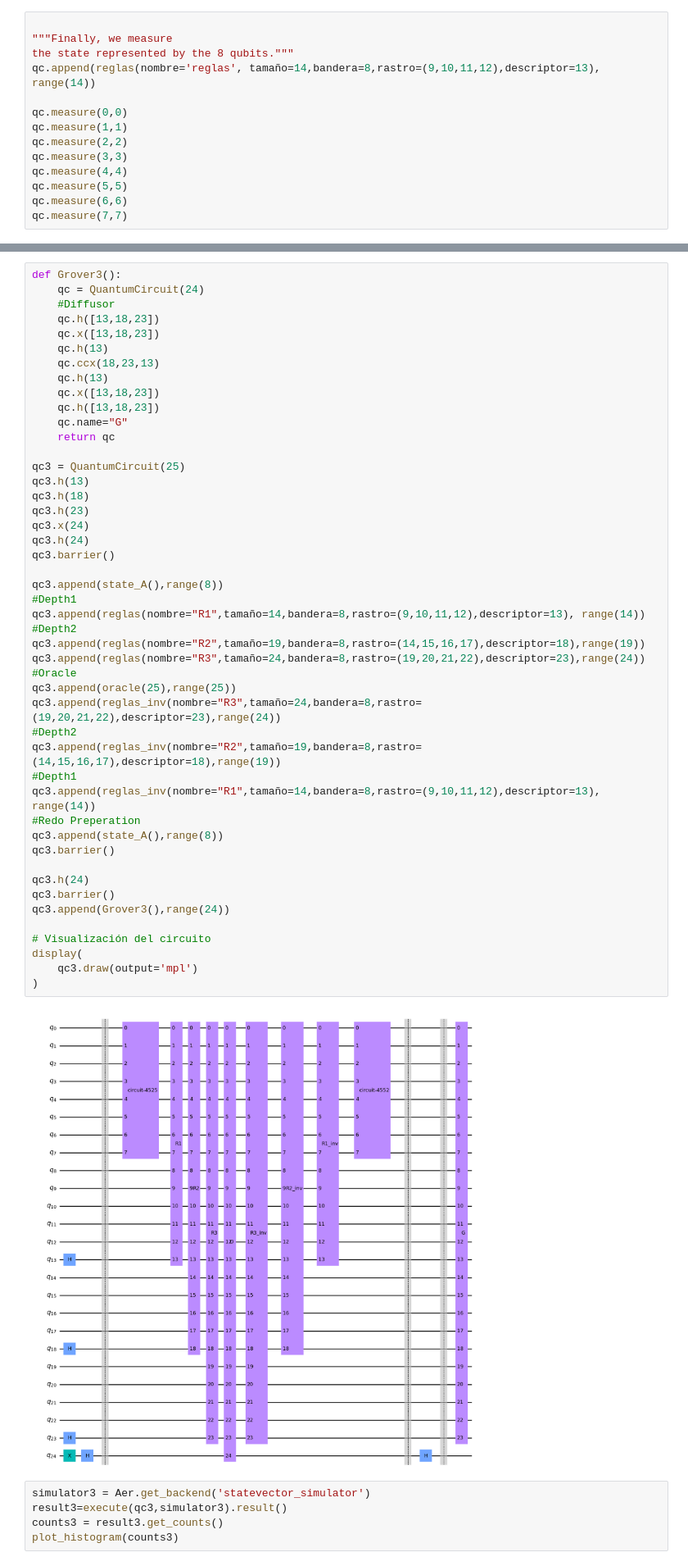
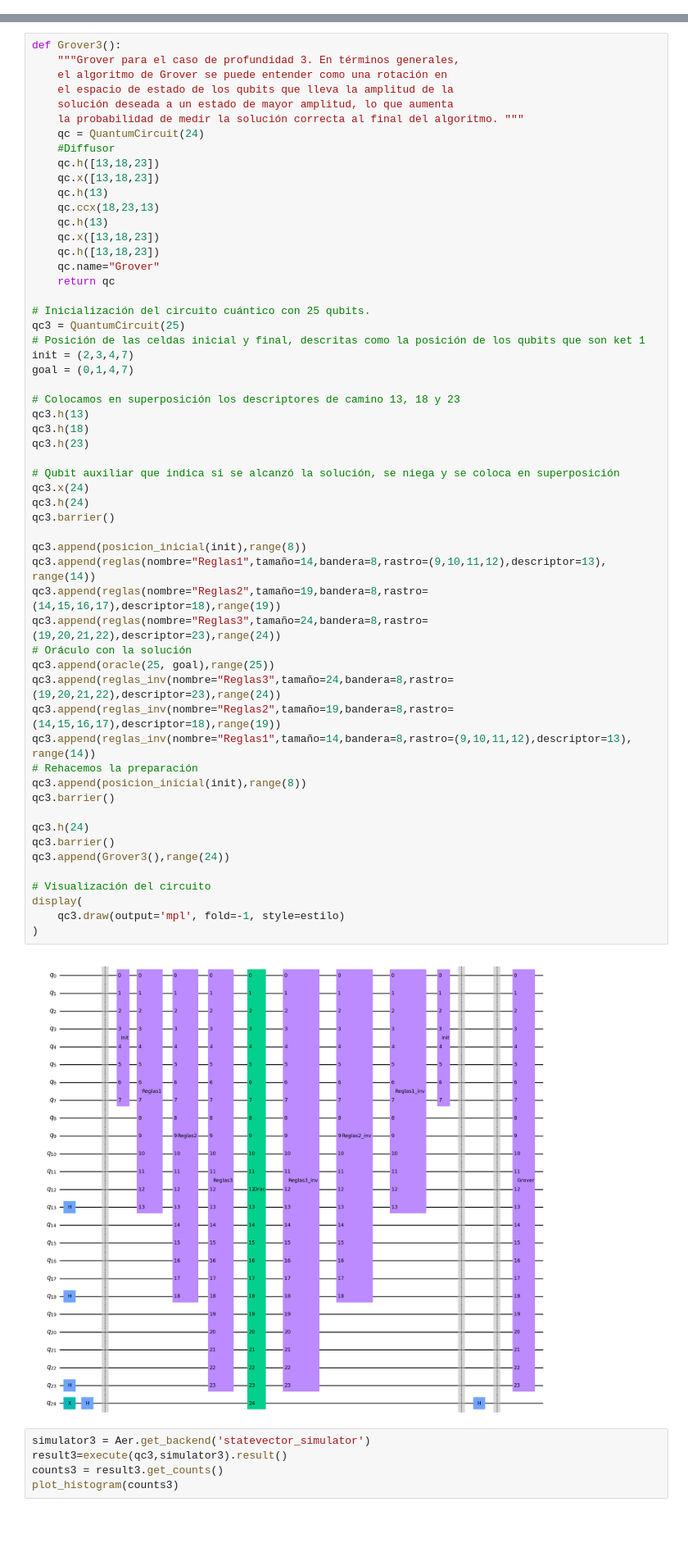
Before and after one commit to xillegas/quantum-search-tree, a Jupyter notebook: qtree.ipynb, the cells around one changed output, grey strips where cells are left out. Shown at 82% size. Saved outputs shown, nothing was run; the diff lists cells and outputs as text; blank space fills up the shorter version.

```diff
--- a/qtree.ipynb
+++ b/qtree.ipynb
@@ -189,14 +183,0 @@ def reglas(nombre:str,tamaño:int, bandera:int, rastro:tuple, descriptor:int) ->
-# %%
-
-"""Finally, we measure
-the state represented by the 8 qubits."""
-qc.append(reglas(nombre='reglas', tamaño=14,bandera=8,rastro=(9,10,11,12),descriptor=13), range(14))
-
-qc.measure(0,0)
-qc.measure(1,1)
-qc.measure(2,2)
-qc.measure(3,3)
-qc.measure(4,4)
-qc.measure(5,5)
-qc.measure(6,6)
-qc.measure(7,7)
@@ -331,52 +297,61 @@ Este caso es similar a los anteriores aunque el Grover es diferente.
 # %%
 def Grover3():
+    """Grover para el caso de profundidad 3. En términos generales,
+    el algoritmo de Grover se puede entender como una rotación en
+    el espacio de estado de los qubits que lleva la amplitud de la
+    solución deseada a un estado de mayor amplitud, lo que aumenta
+    la probabilidad de medir la solución correcta al final del algoritmo. """
     qc = QuantumCircuit(24)
     #Diffusor
     qc.h([13,18,23])
     qc.x([13,18,23])
     qc.h(13)
     qc.ccx(18,23,13)
     qc.h(13)
     qc.x([13,18,23])
     qc.h([13,18,23])
-    qc.name="G"
+    qc.name="Grover"
     return qc
 
+# Inicialización del circuito cuántico con 25 qubits.
 qc3 = QuantumCircuit(25)
+# Posición de las celdas inicial y final, descritas como la posición de los qubits que son ket 1
+init = (2,3,4,7)
+goal = (0,1,4,7)
+
+# Colocamos en superposición los descriptores de camino 13, 18 y 23
 qc3.h(13)
 qc3.h(18)
 qc3.h(23)
+
+# Qubit auxiliar que indica si se alcanzó la solución, se niega y se coloca en superposición
 qc3.x(24)
 qc3.h(24)
 qc3.barrier()
 
-qc3.append(state_A(),range(8))
-#Depth1
-qc3.append(reglas(nombre="R1",tamaño=14,bandera=8,rastro=(9,10,11,12),descriptor=13), range(14))
-#Depth2
-qc3.append(reglas(nombre="R2",tamaño=19,bandera=8,rastro=(14,15,16,17),descriptor=18),range(19))
-qc3.append(reglas(nombre="R3",tamaño=24,bandera=8,rastro=(19,20,21,22),descriptor=23),range(24))
-#Oracle
-qc3.append(oracle(25),range(25))
-qc3.append(reglas_inv(nombre="R3",tamaño=24,bandera=8,rastro=(19,20,21,22),descriptor=23),range(24))
-#Depth2
-qc3.append(reglas_inv(nombre="R2",tamaño=19,bandera=8,rastro=(14,15,16,17),descriptor=18),range(19))
-#Depth1
-qc3.append(reglas_inv(nombre="R1",tamaño=14,bandera=8,rastro=(9,10,11,12),descriptor=13), range(14))
-#Redo Preperation
-qc3.append(state_A(),range(8))
+qc3.append(posicion_inicial(init),range(8))
+qc3.append(reglas(nombre="Reglas1",tamaño=14,bandera=8,rastro=(9,10,11,12),descriptor=13), range(14))
+qc3.append(reglas(nombre="Reglas2",tamaño=19,bandera=8,rastro=(14,15,16,17),descriptor=18),range(19))
+qc3.append(reglas(nombre="Reglas3",tamaño=24,bandera=8,rastro=(19,20,21,22),descriptor=23),range(24))
+# Oráculo con la solución
+qc3.append(oracle(25, goal),range(25))
+qc3.append(reglas_inv(nombre="Reglas3",tamaño=24,bandera=8,rastro=(19,20,21,22),descriptor=23),range(24))
+qc3.append(reglas_inv(nombre="Reglas2",tamaño=19,bandera=8,rastro=(14,15,16,17),descriptor=18),range(19))
+qc3.append(reglas_inv(nombre="Reglas1",tamaño=14,bandera=8,rastro=(9,10,11,12),descriptor=13), range(14))
+# Rehacemos la preparación
+qc3.append(posicion_inicial(init),range(8))
 qc3.barrier()
 
 qc3.h(24)
 qc3.barrier()
 qc3.append(Grover3(),range(24))
 
 # Visualización del circuito
 display(
-    qc3.draw(output='mpl')
+    qc3.draw(output='mpl', fold=-1, style=estilo)
 )
 # %% [output]
-[figure, old version]
+[figure, new version]
 # %%
 simulator3 = Aer.get_backend('statevector_simulator')
 result3=execute(qc3,simulator3).result()
```
Also changed, not shown: parts of 21 cells of this notebook, 10 other files.
